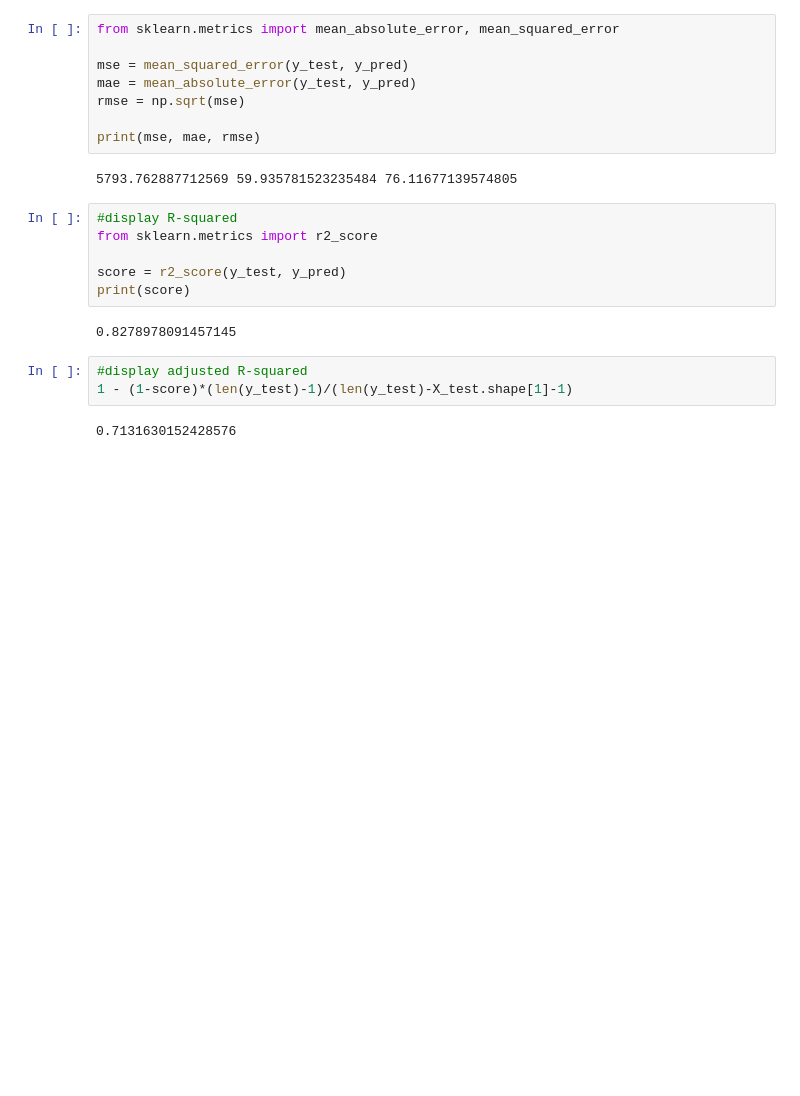
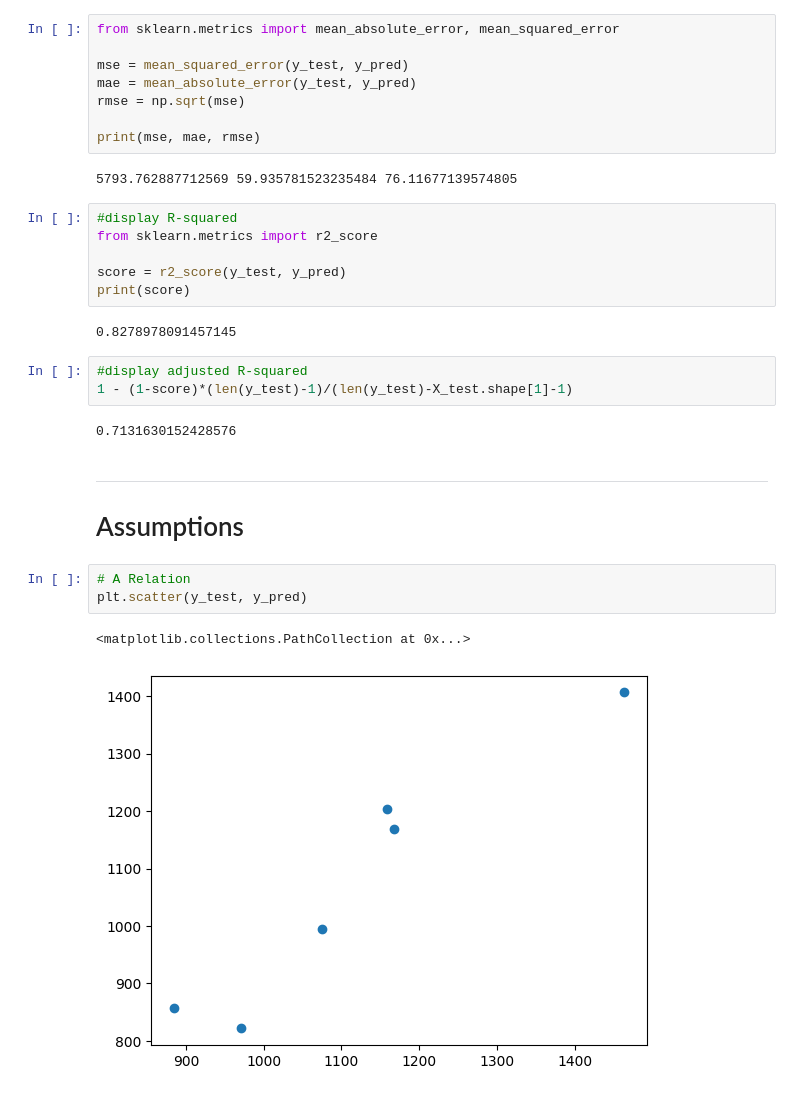
Before and after one commit to ShivamDevHere/machine-learning, a Jupyter notebook: 01-Linear Regression/02-multiple-linear-regression.ipynb, the cells around one changed output. Drawn from its saved outputs; the diff is of its cells as text; blank space fills up the shorter version.

Commit message:
feat: Assumption

```diff
--- a/01-Linear Regression/02-multiple-linear-regression.ipynb
+++ b/01-Linear Regression/02-multiple-linear-regression.ipynb
@@ -172,3 +172,12 @@ print(score)
 1 - (1-score)*(len(y_test)-1)/(len(y_test)-X_test.shape[1]-1)
 # %% [output]
 0.7131630152428576
+# %% [markdown]
+---
+# Assumptions
+# %%
+# A Relation
+plt.scatter(y_test, y_pred)
+# %% [output]
+<matplotlib.collections.PathCollection at 0x...>
+[figure, added]
```
Also changed, not shown: parts of 3 cells of this notebook.
